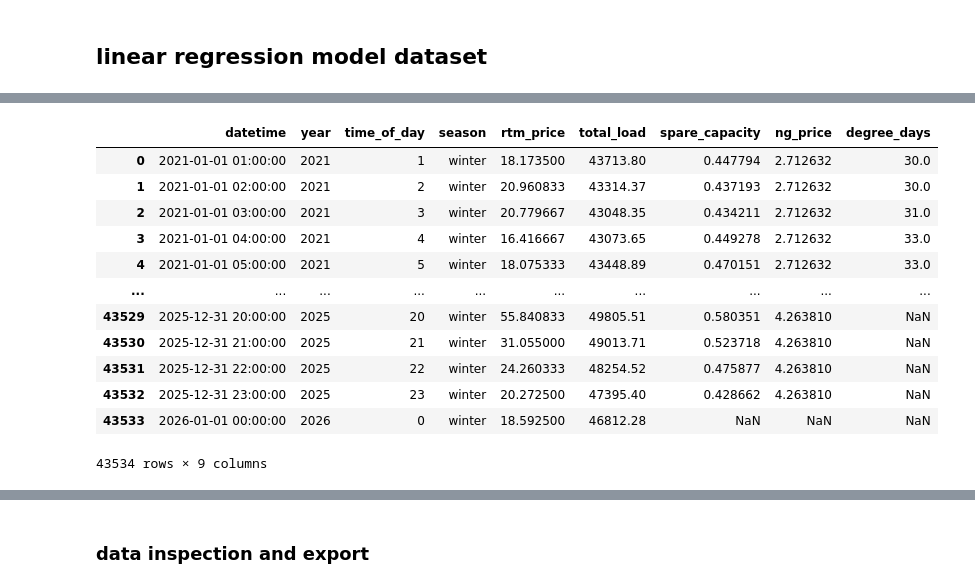
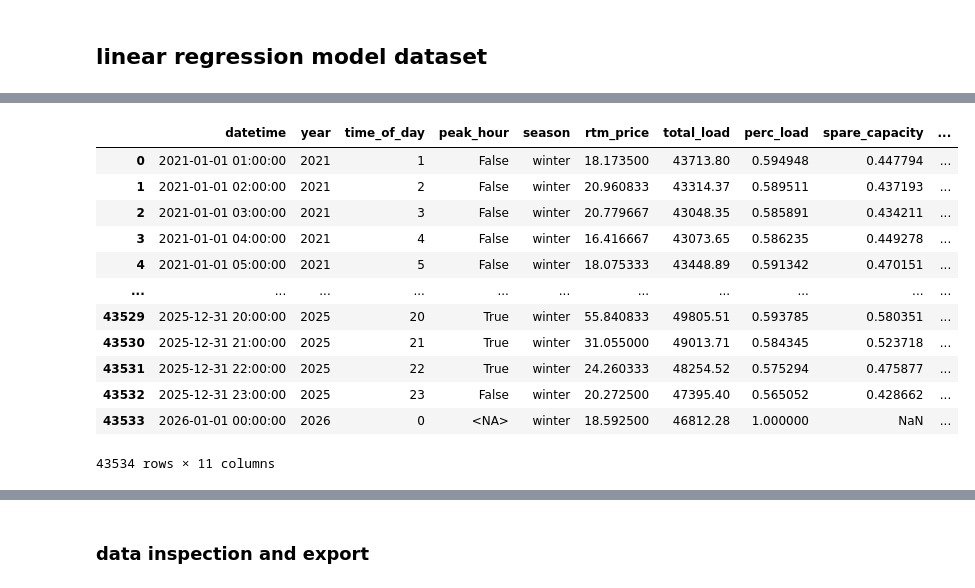
Before and after one commit to zyliaz/Energy-Price-Risk-Model, a Jupyter notebook: 03_notebooks/03_model/01_regression_data.ipynb, the cells around one changed output, grey strips where cells are left out. Saved outputs shown, nothing was run; the diff lists cells and outputs as text; code cells hidden in the pictures.

```diff
--- a/03_notebooks/03_model/01_regression_data.ipynb
+++ b/03_notebooks/03_model/01_regression_data.ipynb
@@ -12,6 +12,7 @@ CAPACITY_PATH = '../../01_data/2_cleaned/generation/ERCOT nonRE capacity 2020-20
 PRICE_PATH = '../../01_data/2_cleaned/rtm_price/rtm_price_aggregated_2021_2025.csv'
 NG_PATH = '../../01_data/3_analysis/ng_price/ng_prices_monthly.csv'
 TEMP_PATH = '../../01_data/2_cleaned/weather/Texas_hourly_temp_2021_2025.csv'
+PEAK_HR_PATH = '../../01_data/2_cleaned/peak hours/peak_hour_2021_2025.csv'
 
 OUT_DIR = Path('../../01_data/4_model')
 # %%
@@ -33,15 +34,5 @@ df_ng['month'] = df_ng['date'].dt.month
 df_ng['year'] = df_ng['date'].dt.year
 
 df_temp = pd.read_csv(TEMP_PATH)
-# Fix 2026-07-24: TEMP_PATH's datetime is UTC (native ERA5), but every other series
-# here (rtm_price, total_load, renewable_gen) is hour-ending Central Time. Convert
-# before joining so degree_days lines up with the correct local hour, not a raw
-# UTC-vs-Central mismatch (~5-6h off). See weather-hdd-cdd.md, feature-engineering.md.
-df_temp['datetime'] = (
-    pd.to_datetime(df_temp['datetime'])
-    .dt.tz_localize('UTC')
-    .dt.tz_convert('America/Chicago')
-    .dt.tz_localize(None)
-)
-# fall-back DST repeats one local hour/year (two UTC readings -> one local hour); average
-df_temp = df_temp.groupby('datetime', as_index=False)['tx_temp'].mean()
+
+df_peak = pd.read_csv(PEAK_HR_PATH)
@@ -62,47 +69,51 @@ df = con.execute("""
          ,non_re_capacity
          ,henry_hub AS ng_price
          ,tx_temp
+         ,peak_hour
 
       FROM df_gen g
          JOIN df_load l ON g.datetime = l.datetime
          LEFT JOIN df_total_cap c ON YEAR(g.datetime) = c.year
          JOIN df_price p ON g.datetime = p.datetime
          LEFT JOIN df_ng n ON YEAR(n.date) = YEAR(g.datetime)
                            AND MONTH(n.date) = MONTH(g.datetime)
          LEFT JOIN df_temp t ON t.datetime = g.datetime
+         LEFT JOIN df_peak ON g.datetime = df_peak.datetime
       WHERE CAST(g.datetime AS DATE) <= '2021-02-13' OR CAST(g.datetime AS DATE) >= '2021-02-25'
       )
 
    SELECT
          datetime
          ,YEAR(datetime) AS year
          ,HOUR(datetime) AS time_of_day
+         ,peak_hour
          ,CASE WHEN month IN (12, 1, 2)  THEN 'winter'
                WHEN month IN (3, 4, 5)   THEN 'spring'
                WHEN month IN (6, 7, 8)   THEN 'summer'
                WHEN month IN (9, 10, 11) THEN 'fall'
           END AS season
          ,rtm_price
          ,total_load
+         ,total_load / MAX(total_load) OVER (PARTITION BY year) AS perc_load
          ,(total_load - renewable_gen)/non_re_capacity AS spare_capacity
          ,ng_price
          ,ABS(tx_temp - 65) AS degree_days
    FROM Merged
    ORDER BY datetime;
 """).fetchdf()
 
 df
 # %% [output]
-|  | datetime | year | time_of_day | season | rtm_price | total_load | spare_capacity | ng_price | degree_days |
-| 0 | 2021-01-01 01:00:00 | 2021 | 1 | winter | 18.173500 | 43713.80 | 0.447794 | 2.712632 | 30.0 |
-| 1 | 2021-01-01 02:00:00 | 2021 | 2 | winter | 20.960833 | 43314.37 | 0.437193 | 2.712632 | 30.0 |
-| 2 | 2021-01-01 03:00:00 | 2021 | 3 | winter | 20.779667 | 43048.35 | 0.434211 | 2.712632 | 31.0 |
-| 3 | 2021-01-01 04:00:00 | 2021 | 4 | winter | 16.416667 | 43073.65 | 0.449278 | 2.712632 | 33.0 |
-| 4 | 2021-01-01 05:00:00 | 2021 | 5 | winter | 18.075333 | 43448.89 | 0.470151 | 2.712632 | 33.0 |
-| ... | ... | ... | ... | ... | ... | ... | ... | ... | ... |
-| 43529 | 2025-12-31 20:00:00 | 2025 | 20 | winter | 55.840833 | 49805.51 | 0.580351 | 4.263810 | NaN |
-| 43530 | 2025-12-31 21:00:00 | 2025 | 21 | winter | 31.055000 | 49013.71 | 0.523718 | 4.263810 | NaN |
-| 43531 | 2025-12-31 22:00:00 | 2025 | 22 | winter | 24.260333 | 48254.52 | 0.475877 | 4.263810 | NaN |
-| 43532 | 2025-12-31 23:00:00 | 2025 | 23 | winter | 20.272500 | 47395.40 | 0.428662 | 4.263810 | NaN |
-| 43533 | 2026-01-01 00:00:00 | 2026 | 0 | winter | 18.592500 | 46812.28 | NaN | NaN | NaN |
+|  | datetime | year | time_of_day | peak_hour | season | rtm_price | total_load | perc_load | spare_capacity | ... |
+| 0 | 2021-01-01 01:00:00 | 2021 | 1 | False | winter | 18.173500 | 43713.80 | 0.594948 | 0.447794 | ... |
+| 1 | 2021-01-01 02:00:00 | 2021 | 2 | False | winter | 20.960833 | 43314.37 | 0.589511 | 0.437193 | ... |
+| 2 | 2021-01-01 03:00:00 | 2021 | 3 | False | winter | 20.779667 | 43048.35 | 0.585891 | 0.434211 | ... |
+| 3 | 2021-01-01 04:00:00 | 2021 | 4 | False | winter | 16.416667 | 43073.65 | 0.586235 | 0.449278 | ... |
+| 4 | 2021-01-01 05:00:00 | 2021 | 5 | False | winter | 18.075333 | 43448.89 | 0.591342 | 0.470151 | ... |
+| ... | ... | ... | ... | ... | ... | ... | ... | ... | ... | ... |
+| 43529 | 2025-12-31 20:00:00 | 2025 | 20 | True | winter | 55.840833 | 49805.51 | 0.593785 | 0.580351 | ... |
+| 43530 | 2025-12-31 21:00:00 | 2025 | 21 | True | winter | 31.055000 | 49013.71 | 0.584345 | 0.523718 | ... |
+| 43531 | 2025-12-31 22:00:00 | 2025 | 22 | True | winter | 24.260333 | 48254.52 | 0.575294 | 0.475877 | ... |
+| 43532 | 2025-12-31 23:00:00 | 2025 | 23 | False | winter | 20.272500 | 47395.40 | 0.565052 | 0.428662 | ... |
+| 43533 | 2026-01-01 00:00:00 | 2026 | 0 | <NA> | winter | 18.592500 | 46812.28 | 1.000000 | NaN | ... |
-43534 rows × 9 columns
+43534 rows × 11 columns
```
Also changed, not shown: parts of 11 cells of this notebook, 14 other files.
